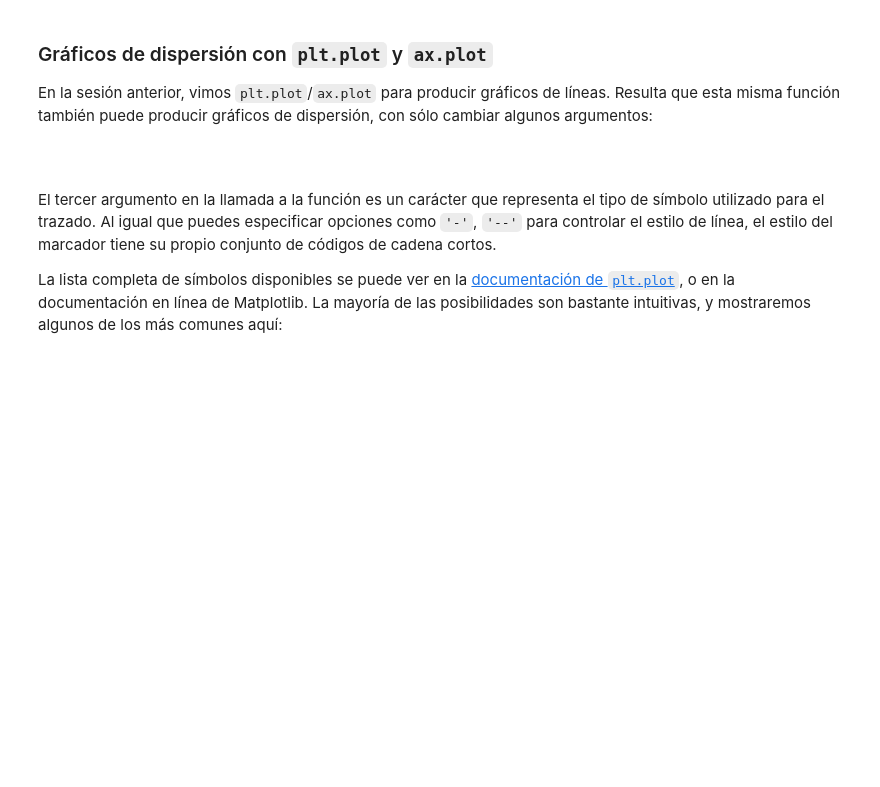
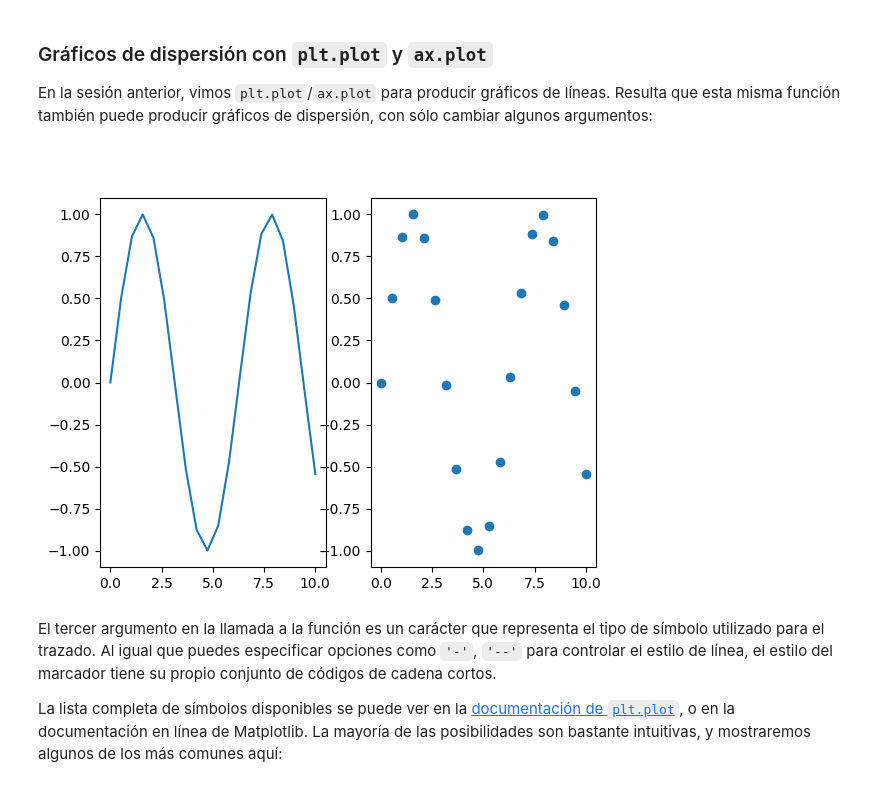
Before and after one commit to MHHsim/DS-Online-Marta-Harana, a Jupyter notebook: 03_Data_Analysis/Sprint_08/Unidad_01_Visualizacion_Basica_Matplotlib/01_Workout/04_Dispersion.ipynb, the cells around one changed output. Saved outputs shown, nothing was run; the diff lists cells and outputs as text; code cells hidden in the pictures; blank space fills up the shorter version.

```diff
--- a/03_Data_Analysis/Sprint_08/Unidad_01_Visualizacion_Basica_Matplotlib/01_Workout/04_Dispersion.ipynb
+++ b/03_Data_Analysis/Sprint_08/Unidad_01_Visualizacion_Basica_Matplotlib/01_Workout/04_Dispersion.ipynb
@@ -24,9 +24,11 @@ Resulta que esta misma función también puede producir gráficos de dispersión
 # %%
 x = np.linspace(0,10,20)
 y = np.sin(x)
 fig,ax = plt.subplots(1,2)
 ax[0].plot(x,y, "-")
-ax[1].plot(x,y, "s");
+ax[1].plot(x,y, "o");
+# %% [output]
+[figure, added]
 # %% [markdown]
 El tercer argumento en la llamada a la función es un carácter que representa el tipo de símbolo utilizado para el trazado. Al igual que puedes especificar opciones como ``'-'``, ``'--'`` para controlar el estilo de línea, el estilo del marcador tiene su propio conjunto de códigos de cadena cortos.
 
```
Also changed, not shown: parts of 6 cells of this notebook, 1 other file.
